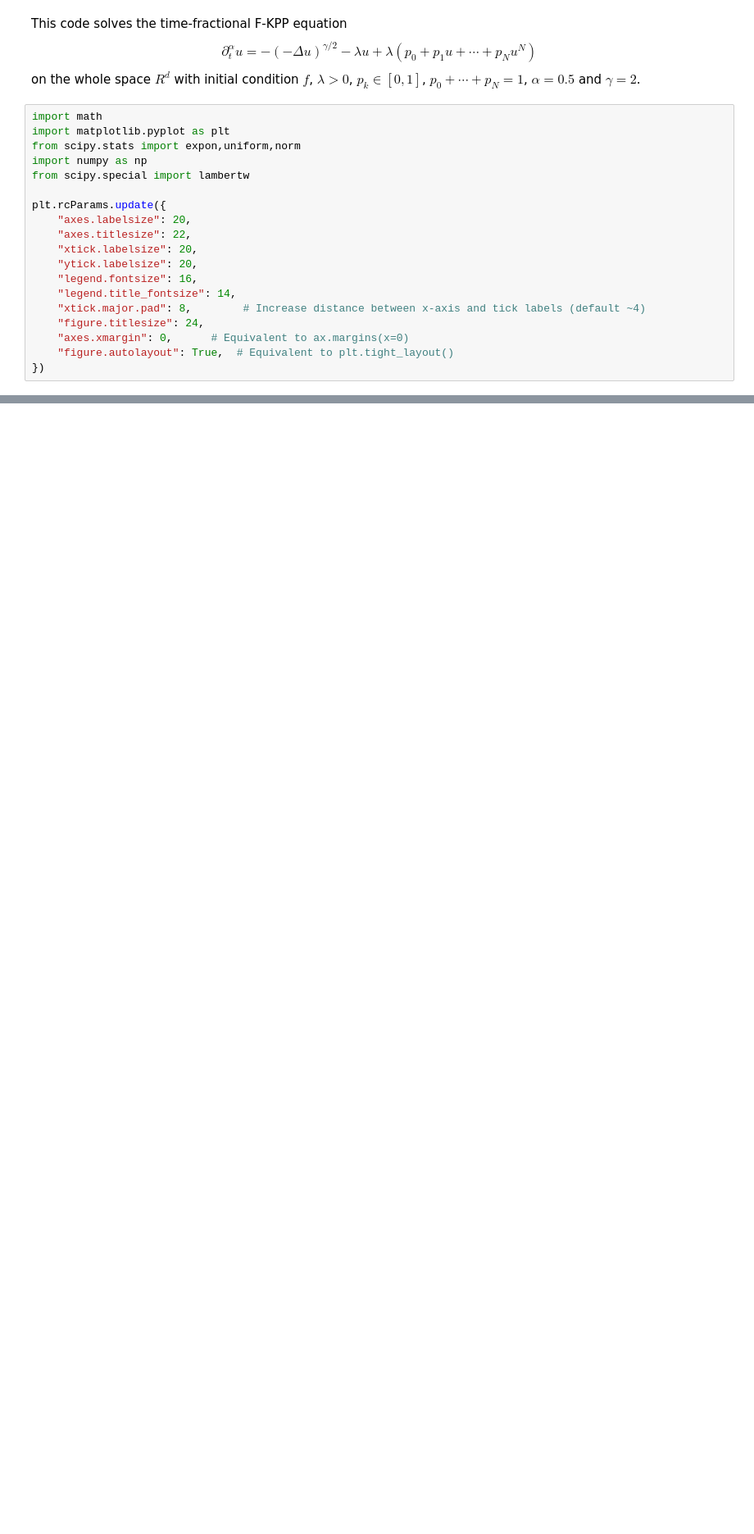
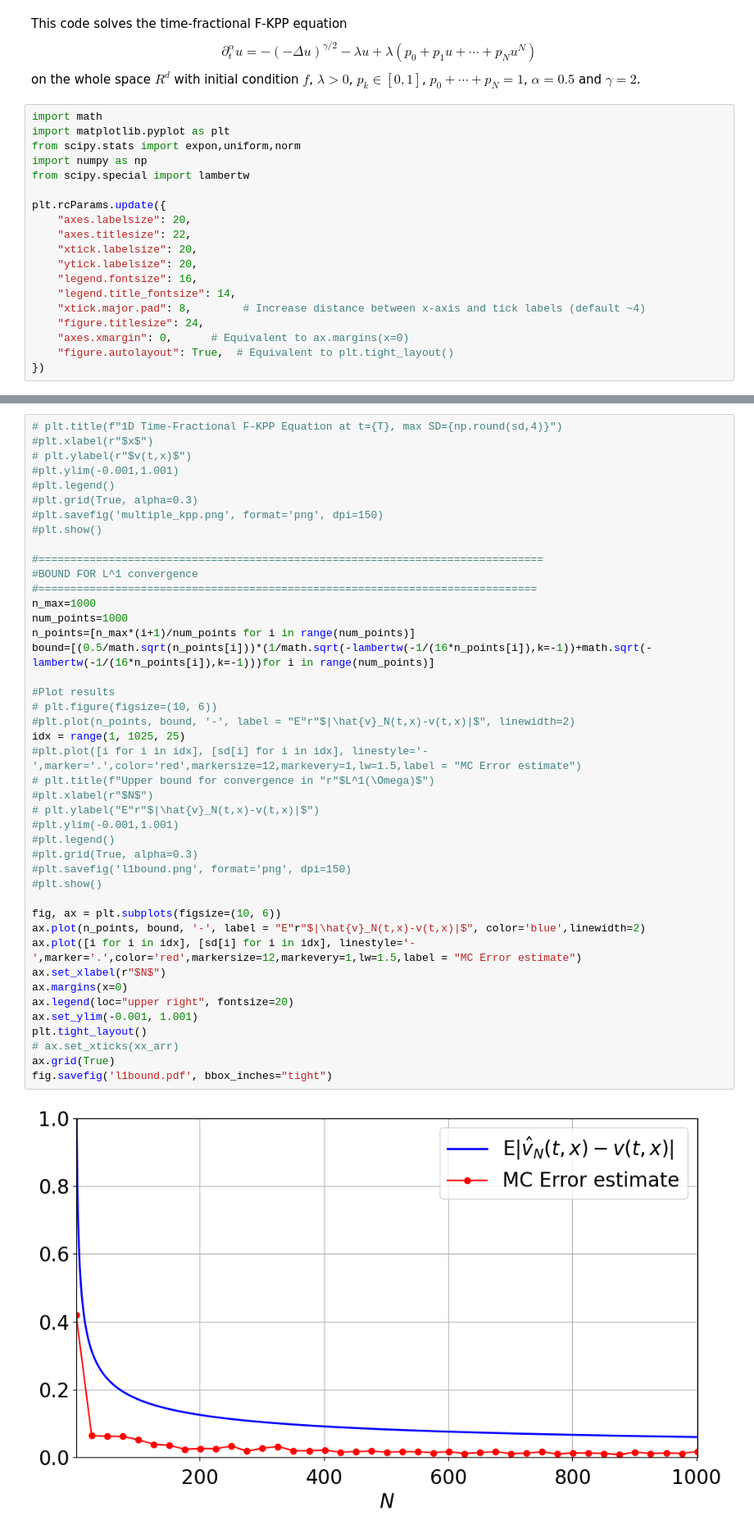
Before and after one commit to nprivaul/fractionalpdes, a Jupyter notebook: multiple_simulations.ipynb, the cells around one changed output, grey strips where cells are left out. Shown at 82% size. Cells and saved outputs as stored; diff of their text form; blank space fills up the shorter version.

```diff
--- a/multiple_simulations.ipynb
+++ b/multiple_simulations.ipynb
@@ -230,0 +226,45 @@ Progress: 21/21 - 10/10
+# %%
+# plt.title(f"1D Time-Fractional F-KPP Equation at t={T}, max SD={np.round(sd,4)}")
+#plt.xlabel(r"$x$")
+# plt.ylabel(r"$v(t,x)$")
+#plt.ylim(-0.001,1.001)
+#plt.legend()
+#plt.grid(True, alpha=0.3)
+#plt.savefig('multiple_kpp.png', format='png', dpi=150)
+#plt.show()
+
+#===============================================================================
+#BOUND FOR L^1 convergence
+#==============================================================================
+n_max=1000
+num_points=1000
+n_points=[n_max*(i+1)/num_points for i in range(num_points)]
+bound=[(0.5/math.sqrt(n_points[i]))*(1/math.sqrt(-lambertw(-1/(16*n_points[i]),k=-1))+math.sqrt(-lambertw(-1/(16*n_points[i]),k=-1)))for i in range(num_points)]
+
+#Plot results
+# plt.figure(figsize=(10, 6))
+#plt.plot(n_points, bound, '-', label = "E"r"$|\hat{v}_N(t,x)-v(t,x)|$", linewidth=2)
+idx = range(1, 1025, 25)
+#plt.plot([i for i in idx], [sd[i] for i in idx], linestyle='-',marker='.',color='red',markersize=12,markevery=1,lw=1.5,label = "MC Error estimate")
+# plt.title(f"Upper bound for convergence in "r"$L^1(\Omega)$")
+#plt.xlabel(r"$N$")
+# plt.ylabel("E"r"$|\hat{v}_N(t,x)-v(t,x)|$")
+#plt.ylim(-0.001,1.001)
+#plt.legend()
+#plt.grid(True, alpha=0.3)
+#plt.savefig('l1bound.png', format='png', dpi=150)
+#plt.show()
+
+fig, ax = plt.subplots(figsize=(10, 6))
+ax.plot(n_points, bound, '-', label = "E"r"$|\hat{v}_N(t,x)-v(t,x)|$", color='blue',linewidth=2)
+ax.plot([i for i in idx], [sd[i] for i in idx], linestyle='-',marker='.',color='red',markersize=12,markevery=1,lw=1.5,label = "MC Error estimate")
+ax.set_xlabel(r"$N$")
+ax.margins(x=0)
+ax.legend(loc="upper right", fontsize=20)
+ax.set_ylim(-0.001, 1.001)
+plt.tight_layout()
+# ax.set_xticks(xx_arr)
+ax.grid(True)
+fig.savefig('l1bound.pdf', bbox_inches="tight")
+# %% [output]
+[figure, added]
```
Also changed, not shown: parts of 1 cell of this notebook, 2 other files.
